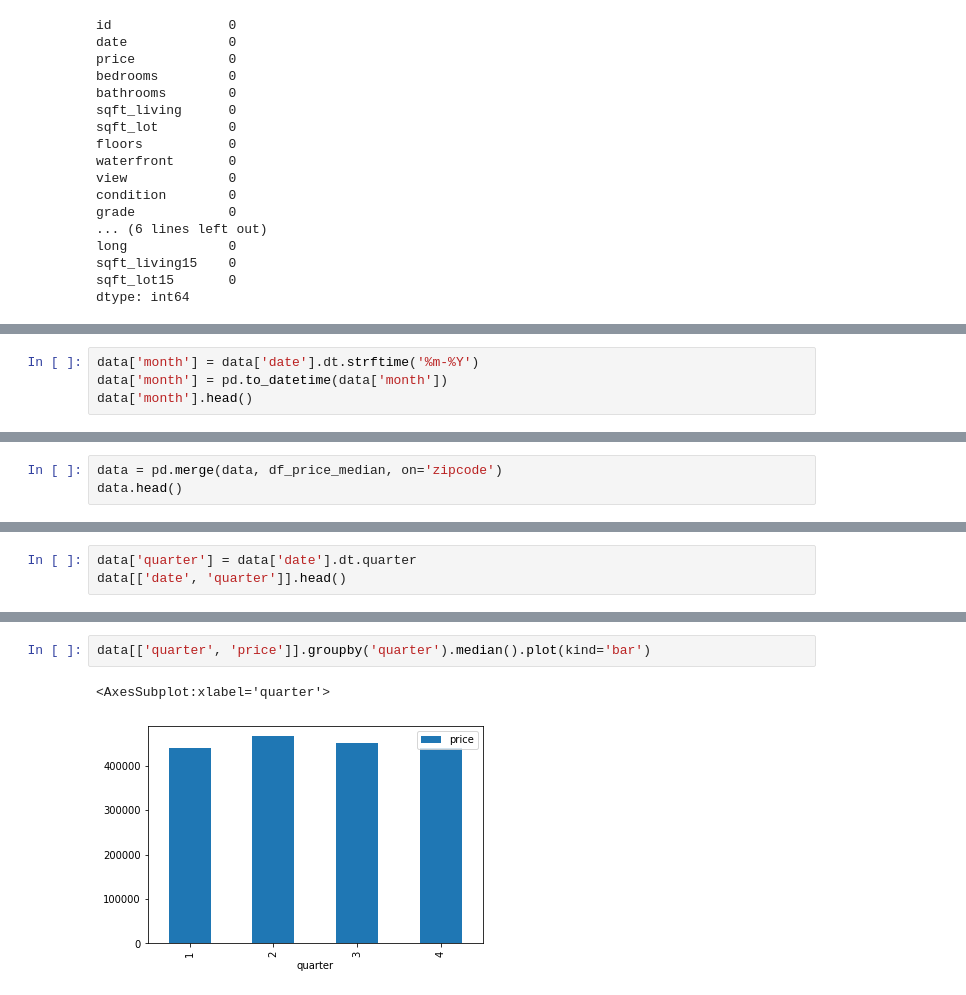
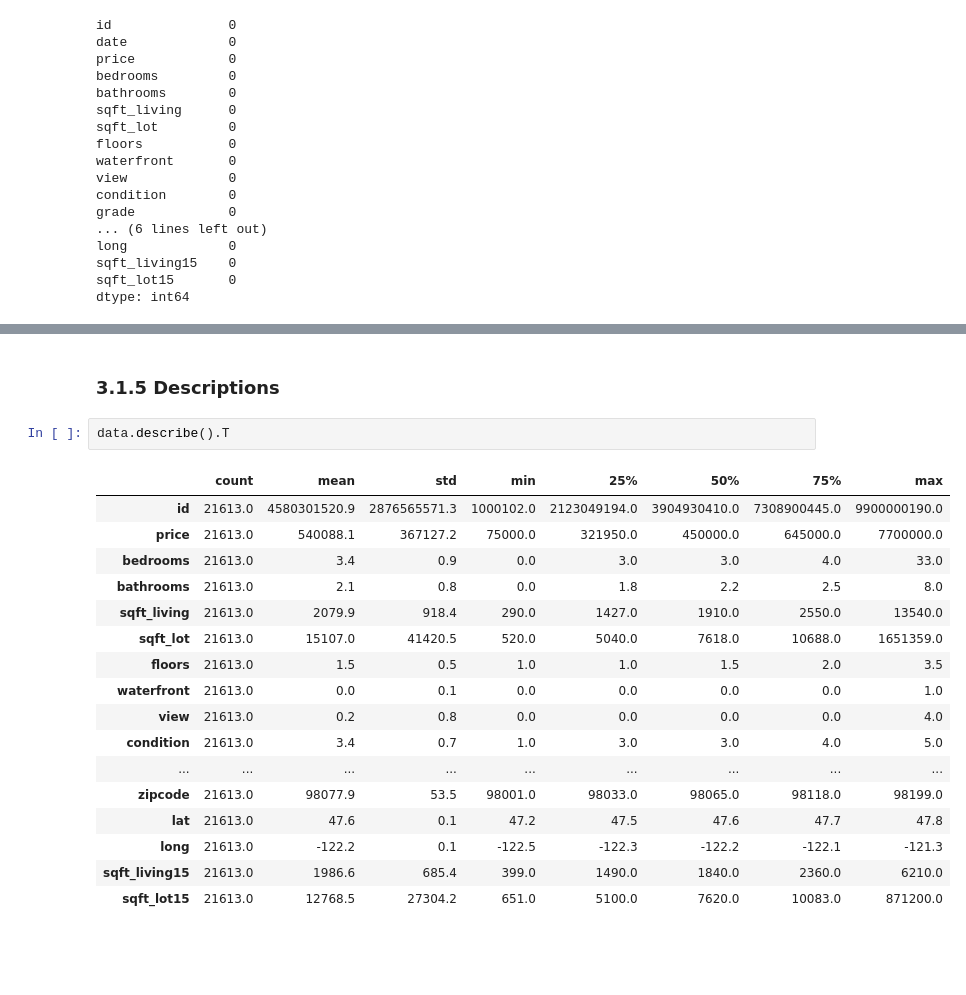
Before and after one commit to MarcosRMG/zero-ao-ds, a Jupyter notebook: notebooks/Insights Projetct.ipynb, the cells around one changed output, grey strips where cells are left out. Cells and saved outputs as stored; diff of their text form; blank space fills up the shorter version.

```diff
--- a/notebooks/Insights Projetct.ipynb
+++ b/notebooks/Insights Projetct.ipynb
@@ -108,4 +139,0 @@ data['date'] = pd.to_datetime(data['date'])
-# %%
-data['month'] = data['date'].dt.strftime('%m-%Y')
-data['month'] = pd.to_datetime(data['month'])
-data['month'].head()
@@ -197,3 +139,0 @@ df_price_median.head()
-# %%
-data = pd.merge(data, df_price_median, on='zipcode')
-data.head()
@@ -255,3 +139,0 @@ The model of decision to buy the house lower that the median of region and with
-# %%
-data['quarter'] = data['date'].dt.quarter
-data[['date', 'quarter']].head()
@@ -265,5 +140,22 @@ data[['date', 'quarter']].head()
-# %%
-data[['quarter', 'price']].groupby('quarter').median().plot(kind='bar')
-# %% [output]
-<AxesSubplot:xlabel='quarter'>
-[figure, removed]
+# %% [markdown]
+### 3.1.5 Descriptions
+# %%
+data.describe().T
+# %% [output]
+|  | count | mean | std | min | 25% | 50% | 75% | max |
+| id | 21613.0 | 4580301520.9 | 2876565571.3 | 1000102.0 | 2123049194.0 | 3904930410.0 | 7308900445.0 | 9900000190.0 |
+| price | 21613.0 | 540088.1 | 367127.2 | 75000.0 | 321950.0 | 450000.0 | 645000.0 | 7700000.0 |
+| bedrooms | 21613.0 | 3.4 | 0.9 | 0.0 | 3.0 | 3.0 | 4.0 | 33.0 |
+| bathrooms | 21613.0 | 2.1 | 0.8 | 0.0 | 1.8 | 2.2 | 2.5 | 8.0 |
+| sqft_living | 21613.0 | 2079.9 | 918.4 | 290.0 | 1427.0 | 1910.0 | 2550.0 | 13540.0 |
+| sqft_lot | 21613.0 | 15107.0 | 41420.5 | 520.0 | 5040.0 | 7618.0 | 10688.0 | 1651359.0 |
+| floors | 21613.0 | 1.5 | 0.5 | 1.0 | 1.0 | 1.5 | 2.0 | 3.5 |
+| waterfront | 21613.0 | 0.0 | 0.1 | 0.0 | 0.0 | 0.0 | 0.0 | 1.0 |
+| view | 21613.0 | 0.2 | 0.8 | 0.0 | 0.0 | 0.0 | 0.0 | 4.0 |
+| condition | 21613.0 | 3.4 | 0.7 | 1.0 | 3.0 | 3.0 | 4.0 | 5.0 |
+| ... | ... | ... | ... | ... | ... | ... | ... | ... |
+| zipcode | 21613.0 | 98077.9 | 53.5 | 98001.0 | 98033.0 | 98065.0 | 98118.0 | 98199.0 |
+| lat | 21613.0 | 47.6 | 0.1 | 47.2 | 47.5 | 47.6 | 47.7 | 47.8 |
+| long | 21613.0 | -122.2 | 0.1 | -122.5 | -122.3 | -122.2 | -122.1 | -121.3 |
+| sqft_living15 | 21613.0 | 1986.6 | 685.4 | 399.0 | 1490.0 | 1840.0 | 2360.0 | 6210.0 |
+| sqft_lot15 | 21613.0 | 12768.5 | 27304.2 | 651.0 | 5100.0 | 7620.0 | 10083.0 | 871200.0 |
```
Also changed, not shown: parts of 67 cells of this notebook.
